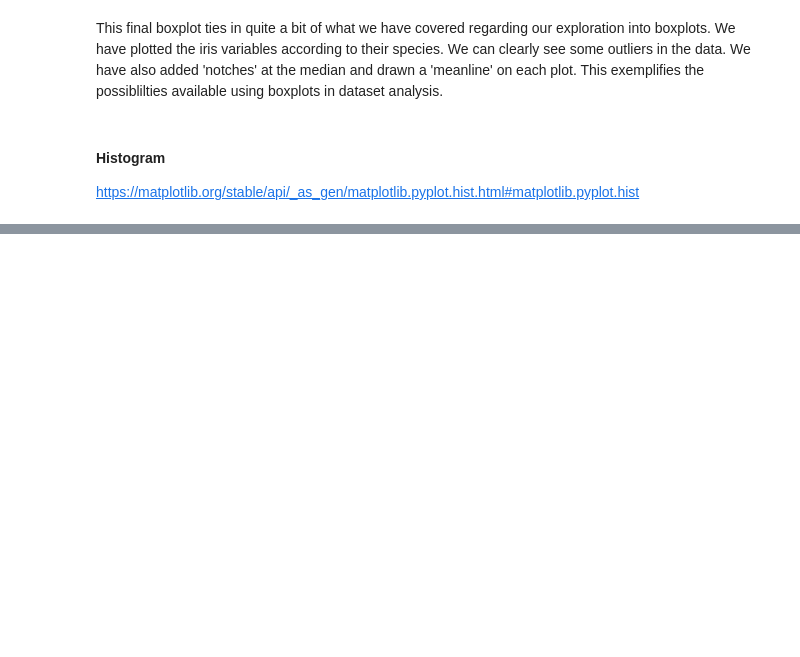
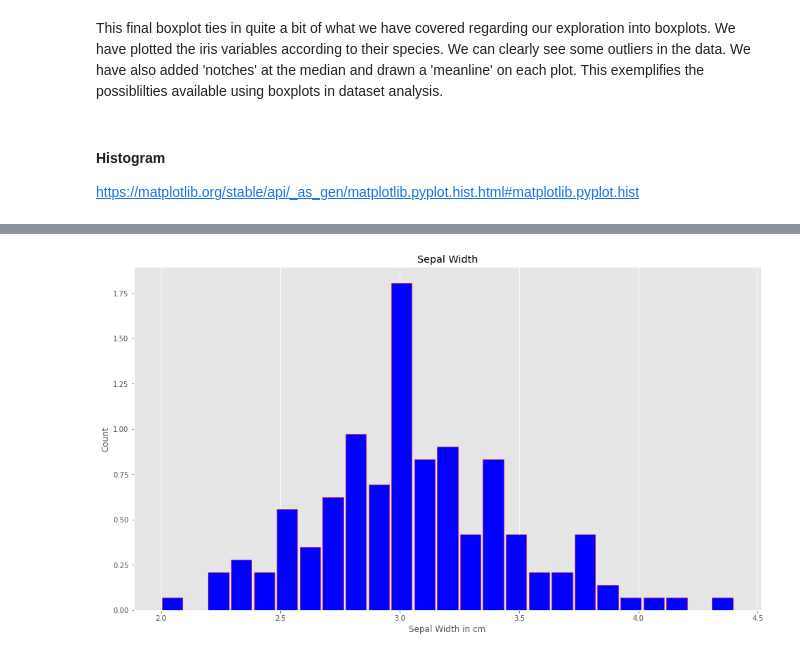
Before and after one commit to conor-mccaffrey/cao-points, a Jupyter notebook: pyplot.ipynb, the cells around one changed output, grey strips where cells are left out. Cells and saved outputs as stored; diff of their text form; code cells hidden in the pictures; blank space fills up the shorter version.

```diff
--- a/pyplot.ipynb
+++ b/pyplot.ipynb
@@ -466,0 +489,9 @@ https://matplotlib.org/stable/api/_as_gen/matplotlib.pyplot.hist.html#matplotlib
+# %%
+# Histograms of Iris variable sepal_width
+plt.hist(data['sepal_width'], bins = 25, density=True, rwidth = 0.9, color = 'blue', edgecolor='red')
+plt.title('Sepal Width')
+plt.xlabel('Sepal Width in cm')
+plt.ylabel('Count')
+plt.grid(axis='y')
+# %% [output]
+[figure, added]
```
Also changed, not shown: parts of 18 cells of this notebook.
